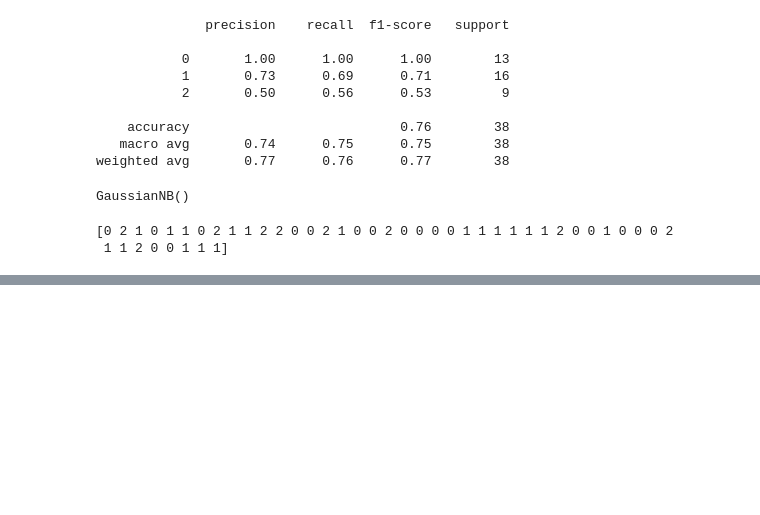
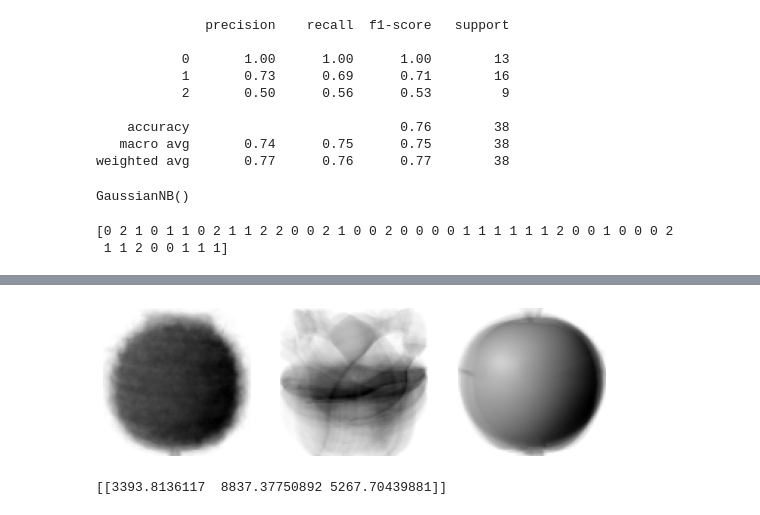
Before and after one commit to fangdol888/ml_prac4univ, a Jupyter notebook: practice.ipynb, the cells around one changed output, grey strips where cells are left out. Saved outputs shown, nothing was run; the diff lists cells and outputs as text; code cells hidden in the pictures; blank space fills up the shorter version.

```diff
--- a/practice.ipynb
+++ b/practice.ipynb
@@ -366,0 +391,6 @@ print(class_report)
+# %%
+draw_fruits(km.cluster_centers_.reshape(-1,100,100), ratio=3)
+print(km.transform(fruits_2d[100:101]))
+# %% [output]
+[figure, added]
+[[3393.8136117  8837.37750892 5267.70439881]]
```
Also changed, not shown: parts of 29 cells of this notebook, 1 other file.
